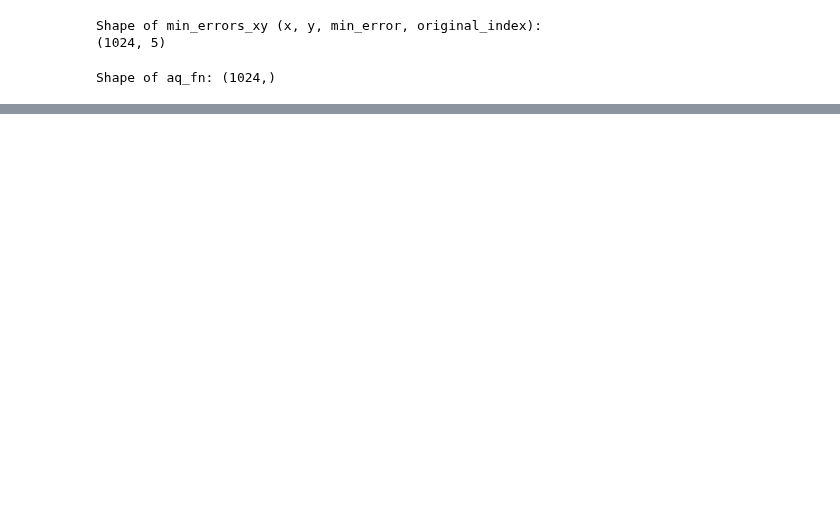
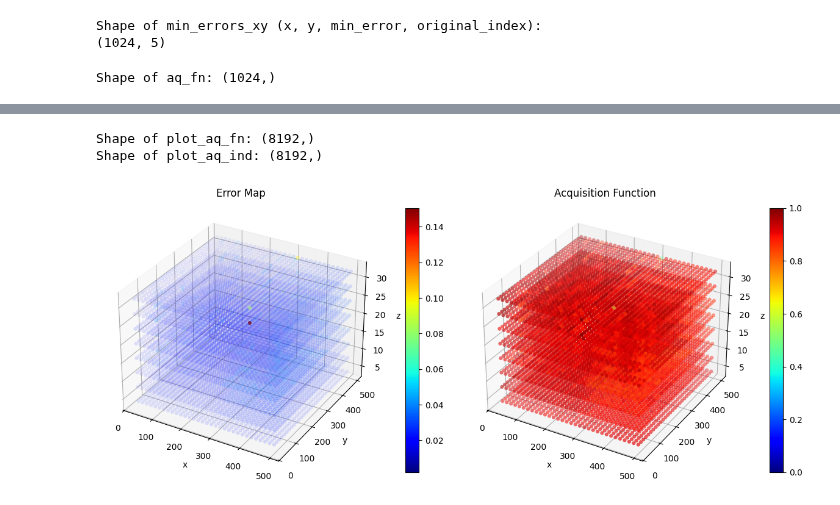
Before and after one commit to gnganesh99/NN_Error, a Jupyter notebook: notebooks/STM/stm_multiscale_loss_vs_scale.ipynb, the cells around one changed output, grey strips where cells are left out. Saved outputs shown, nothing was run; the diff lists cells and outputs as text; code cells hidden in the pictures; blank space fills up the shorter version.

```diff
--- a/notebooks/STM/stm_multiscale_loss_vs_scale.ipynb
+++ b/notebooks/STM/stm_multiscale_loss_vs_scale.ipynb
@@ -585,0 +616,17 @@ plt.show()
+# %%
+import numpy as np
+plot_aq_ind, plot_aq_fn = distance_acq_fn(predicted_errors,
+                                        beta=0,
+                                        lambda_=1,
+                                        sample_next_points=len(predicted_errors),
+                                        exclude_indices=[])
+
+print("Shape of plot_aq_fn:", plot_aq_fn.shape)
+print("Shape of plot_aq_ind:", plot_aq_ind.shape)
+# %% [output]
+Shape of plot_aq_fn: (8192,)
+Shape of plot_aq_ind: (8192,)
+# %%
+plot_error_prediction_3d(predicted_errors, plot_aq_fn, scale_coordinates, plot_aq_ind, alpha_scale = True, colormap = 'jet')
+# %% [output]
+[figure, added]
```
Also changed, not shown: parts of 11 cells of this notebook.
